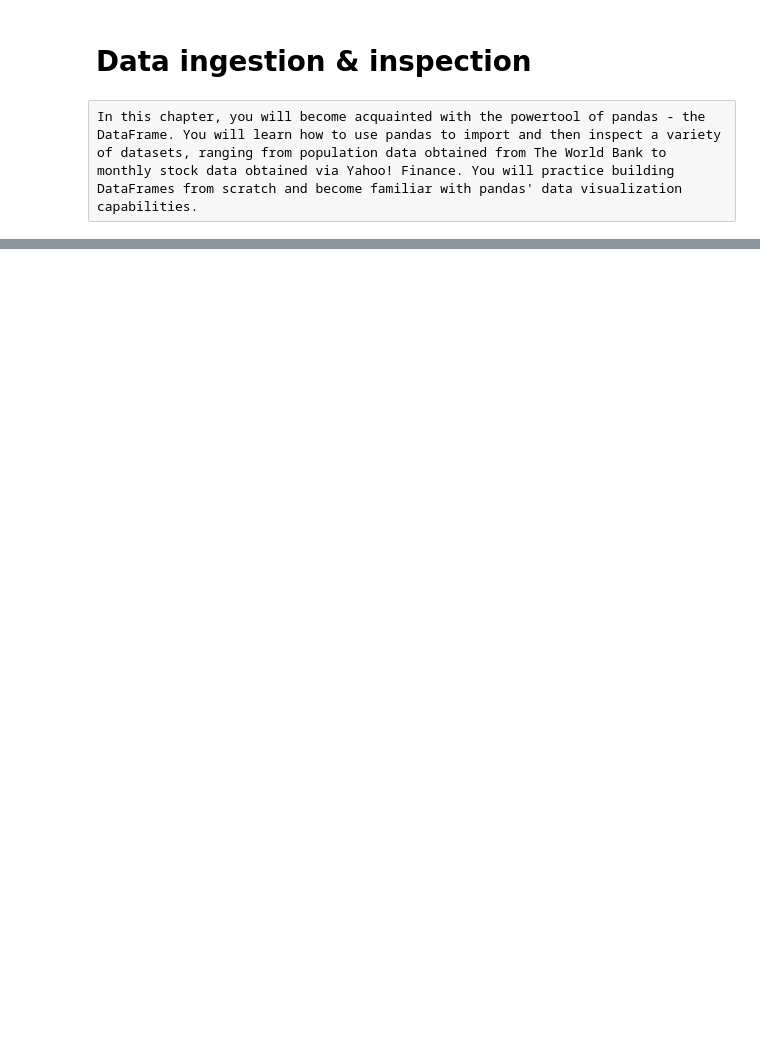
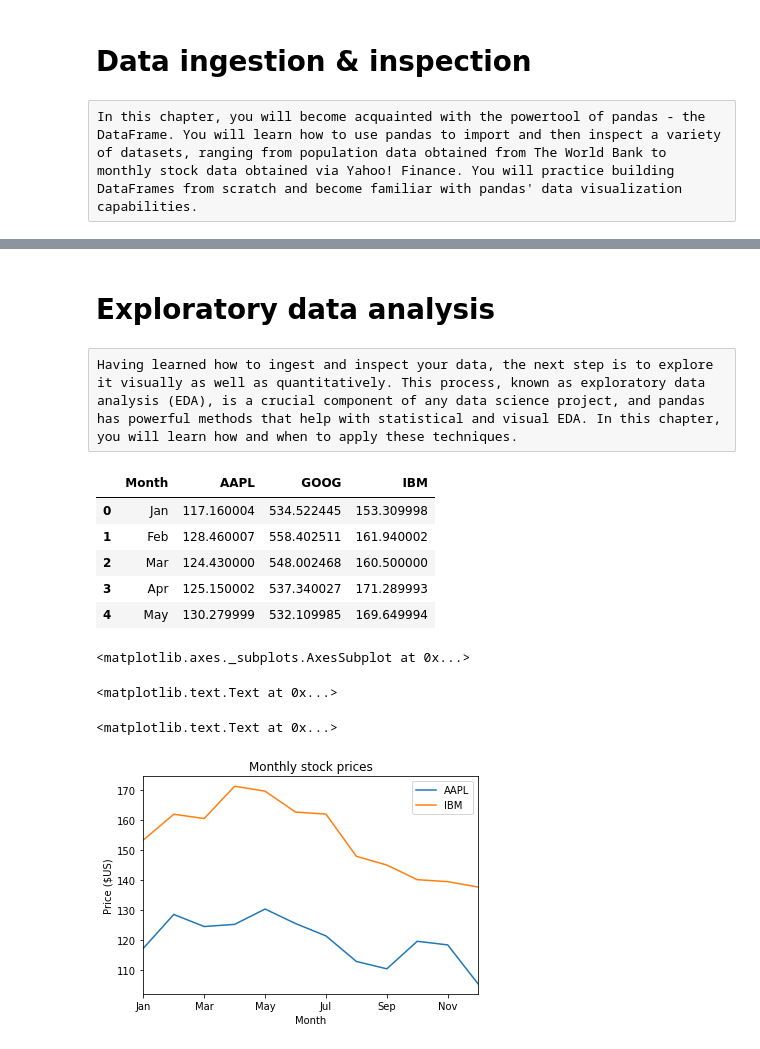
Before and after one commit to allanbeto/Pandas_Foundation, a Jupyter notebook: Jupyter_notebook/Pandas_Foundation.ipynb, the cells around one changed output, grey strips where cells are left out. Saved outputs shown, nothing was run; the diff lists cells and outputs as text; code cells hidden in the pictures; blank space fills up the shorter version.

```diff
--- a/Jupyter_notebook/Pandas_Foundation.ipynb
+++ b/Jupyter_notebook/Pandas_Foundation.ipynb
@@ -361,0 +392,46 @@ array([<matplotlib.axes._subplots.AxesSubplot object at 0x...>,
+# %% [markdown]
+# Exploratory data analysis
+# %% [raw]
+Having learned how to ingest and inspect your data, the next step is to explore it visually as well as quantitatively. This process, known as exploratory data analysis (EDA), is a crucial component of any data science project, and pandas has powerful methods that help with statistical and visual EDA. In this chapter, you will learn how and when to apply these techniques.
+# %%
+# -----------------------------------------------------------------------> pandas line plots
+
+#pre_code
+
+from urllib.request import urlretrieve
+import pandas as pd
+
+# filename = 'http://s3.amazonaws.com/assets.datacamp.com/production/course_1639/datasets/monthly_stocks.csv'
+# urlretrieve(filename, "montly_stocks.csv")
+df = pd.read_csv('montly_stocks.csv')
+
+df.head()
+# --------------------------------
+
+import matplotlib.pyplot as plt
+
+# Create a list of y-axis column names: y_columns
+y_columns = ['AAPL', 'IBM']
+
+# Generate a line plot
+df.plot(x='Month', y=y_columns)
+
+# Add the title
+plt.title('Monthly stock prices')
+
+# Add the y-axis label
+plt.ylabel('Price ($US)')
+
+# Display the plot
+plt.show()
+# %% [output]
+|  | Month | AAPL | GOOG | IBM |
+| 0 | Jan | 117.160004 | 534.522445 | 153.309998 |
+| 1 | Feb | 128.460007 | 558.402511 | 161.940002 |
+| 2 | Mar | 124.430000 | 548.002468 | 160.500000 |
+| 3 | Apr | 125.150002 | 537.340027 | 171.289993 |
+| 4 | May | 130.279999 | 532.109985 | 169.649994 |
+<matplotlib.axes._subplots.AxesSubplot at 0x...>
+<matplotlib.text.Text at 0x...>
+<matplotlib.text.Text at 0x...>
+[figure, added]
```
Also changed, not shown: parts of 54 cells of this notebook.
